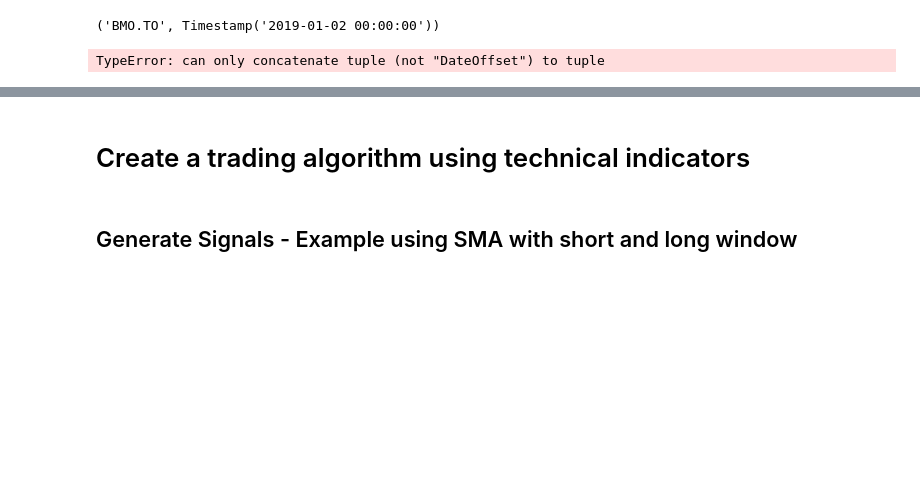
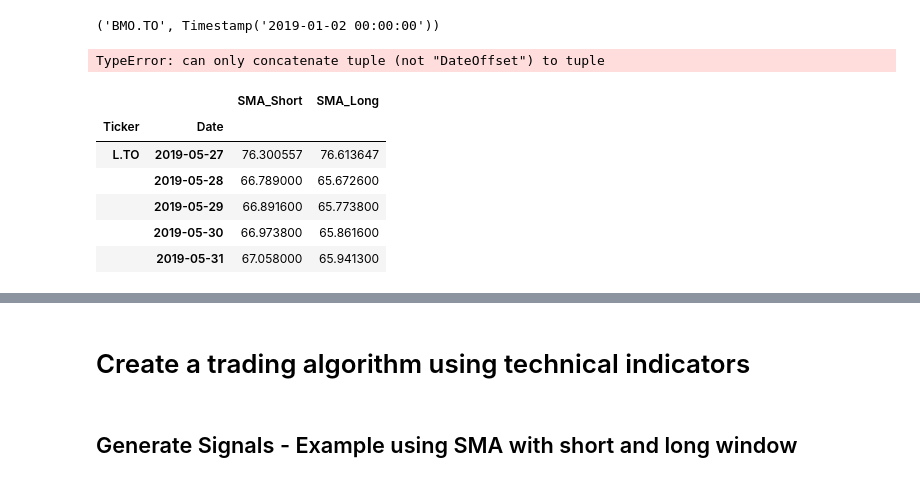
Before and after one commit to tyedem/Machine-Learning-Trader, a Jupyter notebook: Machine_Learning_Trader.ipynb, the cells around one changed output, grey strips where cells are left out. Cells and saved outputs as stored; diff of their text form; code cells hidden in the pictures; blank space fills up the shorter version.

```diff
--- a/Machine_Learning_Trader.ipynb
+++ b/Machine_Learning_Trader.ipynb
@@ -378,3 +388,7 @@ X.head()
+# %%
+X['SMA_Short'].iloc[0] = X['SMA_Short'].mean()
+# %%
+X['SMA_Long'].iloc[0] = X['SMA_Long'].mean()
 # %%
 # Create the target set selecting the Signal column and assiging it to y
 y = signals_df[:]['Signal'].copy()
@@ -413,14 +434,22 @@ TypeError: can only concatenate tuple (not "DateOffset") to tuple
 # %%
 # Generate the X_train and y_train DataFrames
 # X_train = X.loc[training_begin:training_end]
 # y_train = y.loc[training_begin:training_end]
-# split = int(0.70 * len(X))
-# X_train = X[:][: split]
-# X_test = X[:][split:]
-# y_train = y[:][: split]
-# y_test = y[:][split:]
+split = int(0.70 * len(X))
+X_train = X[:][: split]
+X_test = X[:][split:]
+y_train = y[:][: split]
+y_test = y[:][split:]
 # Review the X_train DataFrame
 X_train.head()
+# %% [output]
+|  |  | SMA_Short | SMA_Long |
+| Ticker | Date |  |  |
+| L.TO | 2019-05-27 | 76.300557 | 76.613647 |
+|  | 2019-05-28 | 66.789000 | 65.672600 |
+|  | 2019-05-29 | 66.891600 | 65.773800 |
+|  | 2019-05-30 | 66.973800 | 65.861600 |
+|  | 2019-05-31 | 67.058000 | 65.941300 |
 # %%
 # Scale the features DataFrames
 
```
Also changed, not shown: parts of 10 cells of this notebook.
